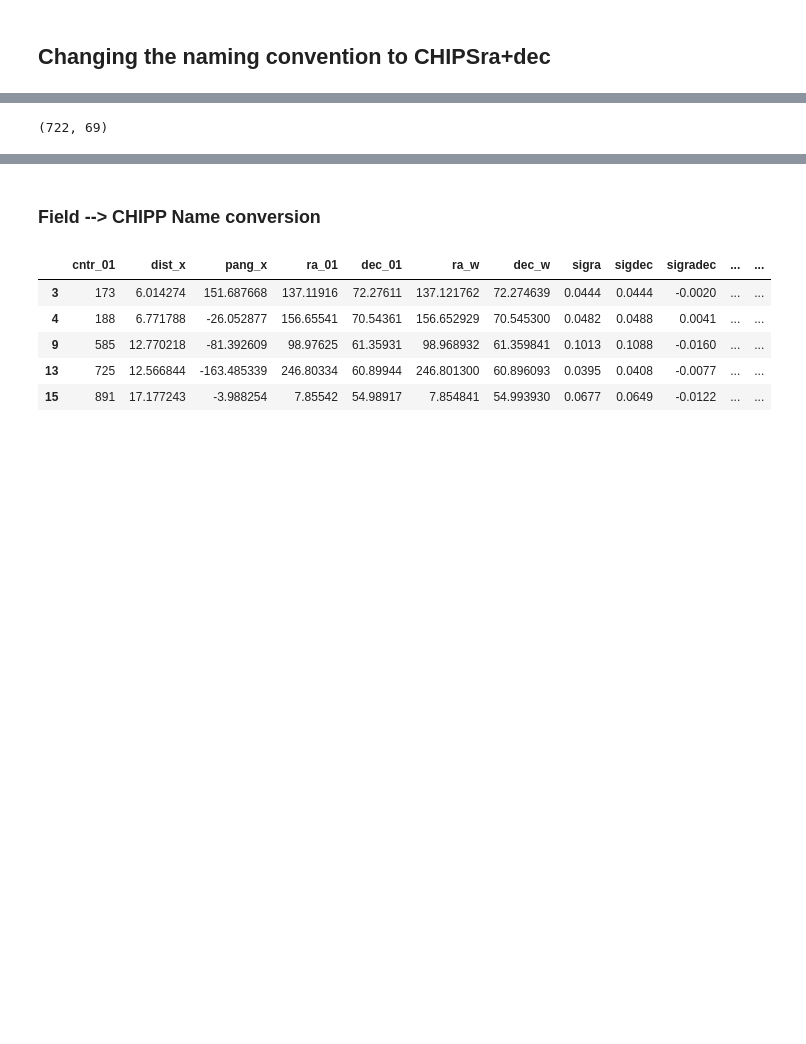
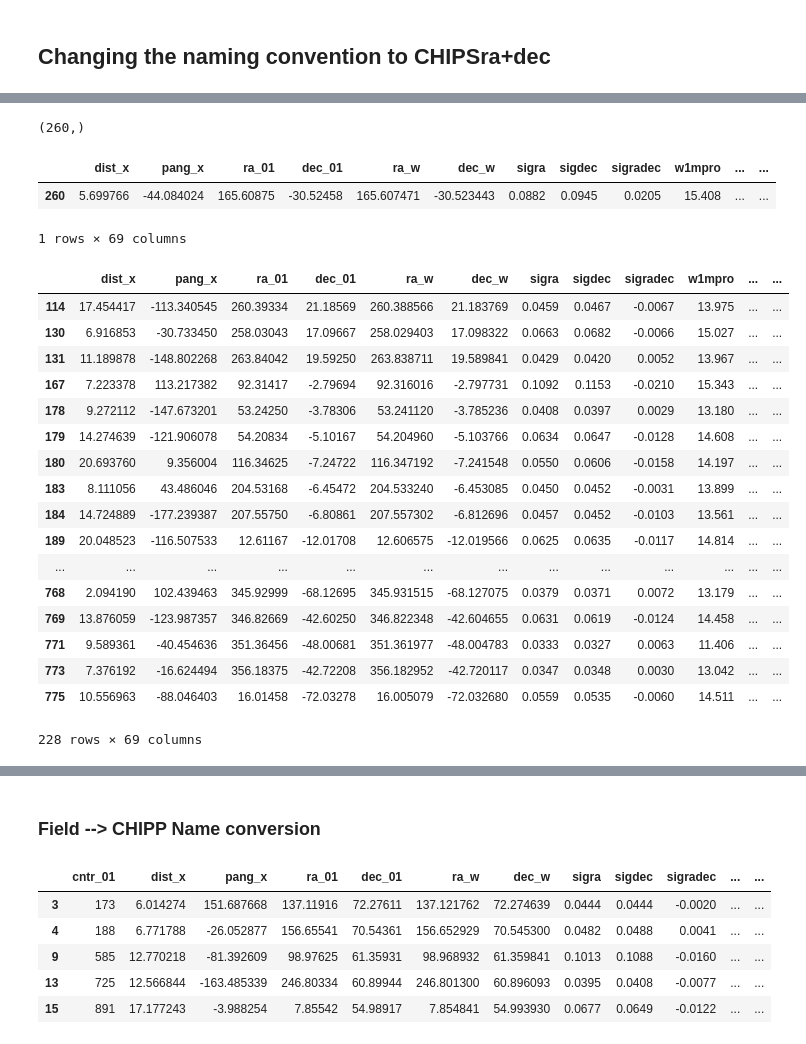
Before and after one commit to leogulus/XRay-Project, a Jupyter notebook: observed_rename_field|Panstarr_image.ipynb, the cells around one changed output, grey strips where cells are left out. Drawn from its saved outputs; the diff is of its cells as text; code cells hidden in the pictures; blank space fills up the shorter version.

```diff
--- a/observed_rename_field|Panstarr_image.ipynb
+++ b/observed_rename_field|Panstarr_image.ipynb
@@ -40,0 +167,23 @@ print len(df_new)
+# %%
+home='/Users/taweewat/Documents/pisco_code/'
+dirs=['ut170103/','ut170104/','ut170619/','ut170621/','ut170624/','ut171208/','ut171209/','ut171212/','ut190412','ut190412','ut190413']
+names=[]
+myReg=re.compile(r'(CHIPS\d{4}[+-]\d{4})|(Field\d{3})')
+for di in dirs:
+    dir=home+di
+    for text in os.listdir(dir):
+        if myReg.search(text) != None:
+            names.append(myReg.search(text).group())
+all_fields=list(set(names))
+all_fields=np.array(all_fields)
+# %%
+#rename Field to CHIPS
+df=pd.read_csv('/Users/taweewat/Dropbox/Documents/MIT/Observation/2017_1/all_objs.csv')
+ra_l=[Angle(i, u.deg).to_string(unit=u.hr, sep='', precision=0, pad=True)[:4] for i in df['RA0'].values]
+dec_l=[Angle(i, u.deg).to_string(unit=u.degree, sep='', precision=0, alwayssign=True, pad=True)[:5] for i in df['DEC0'].values]
+df['chips']=['CHIPS'+i+j for i, j in zip(ra_l, dec_l)]
+# %%
+for index, i in enumerate(all_fields):
+    if i[:5]=='Field':
+        print i, df[df['name']==all_fields[index]]['chips'].values[0]
+        all_fields[index]=str(df[df['name']==all_fields[index]]['chips'].values[0])
@@ -41,4 +208,33 @@ print len(df_new)
 # %%
-dfq.shape
+all_fields.shape
 # %% [output]
-(722, 69)
+(260,)
+# %%
+dfq['pisco']=np.where(dfq['chips'].isin(all_fields),True,False)
+# %%
+dfq[dfq['chips']=='CHIPS1102-3031']
+# %% [output]
+|  | dist_x | pang_x | ra_01 | dec_01 | ra_w | dec_w | sigra | sigdec | sigradec | w1mpro | ... | ... |
+| 260 | 5.699766 | -44.084024 | 165.60875 | -30.52458 | 165.607471 | -30.523443 | 0.0882 | 0.0945 | 0.0205 | 15.408 | ... | ... |
+1 rows × 69 columns
+# %%
+dfq[dfq['pisco']]
+# %% [output]
+|  | dist_x | pang_x | ra_01 | dec_01 | ra_w | dec_w | sigra | sigdec | sigradec | w1mpro | ... | ... |
+| 114 | 17.454417 | -113.340545 | 260.39334 | 21.18569 | 260.388566 | 21.183769 | 0.0459 | 0.0467 | -0.0067 | 13.975 | ... | ... |
+| 130 | 6.916853 | -30.733450 | 258.03043 | 17.09667 | 258.029403 | 17.098322 | 0.0663 | 0.0682 | -0.0066 | 15.027 | ... | ... |
+| 131 | 11.189878 | -148.802268 | 263.84042 | 19.59250 | 263.838711 | 19.589841 | 0.0429 | 0.0420 | 0.0052 | 13.967 | ... | ... |
+| 167 | 7.223378 | 113.217382 | 92.31417 | -2.79694 | 92.316016 | -2.797731 | 0.1092 | 0.1153 | -0.0210 | 15.343 | ... | ... |
+| 178 | 9.272112 | -147.673201 | 53.24250 | -3.78306 | 53.241120 | -3.785236 | 0.0408 | 0.0397 | 0.0029 | 13.180 | ... | ... |
+| 179 | 14.274639 | -121.906078 | 54.20834 | -5.10167 | 54.204960 | -5.103766 | 0.0634 | 0.0647 | -0.0128 | 14.608 | ... | ... |
+| 180 | 20.693760 | 9.356004 | 116.34625 | -7.24722 | 116.347192 | -7.241548 | 0.0550 | 0.0606 | -0.0158 | 14.197 | ... | ... |
+| 183 | 8.111056 | 43.486046 | 204.53168 | -6.45472 | 204.533240 | -6.453085 | 0.0450 | 0.0452 | -0.0031 | 13.899 | ... | ... |
+| 184 | 14.724889 | -177.239387 | 207.55750 | -6.80861 | 207.557302 | -6.812696 | 0.0457 | 0.0452 | -0.0103 | 13.561 | ... | ... |
+| 189 | 20.048523 | -116.507533 | 12.61167 | -12.01708 | 12.606575 | -12.019566 | 0.0625 | 0.0635 | -0.0117 | 14.814 | ... | ... |
+| ... | ... | ... | ... | ... | ... | ... | ... | ... | ... | ... | ... | ... |
+| 768 | 2.094190 | 102.439463 | 345.92999 | -68.12695 | 345.931515 | -68.127075 | 0.0379 | 0.0371 | 0.0072 | 13.179 | ... | ... |
+| 769 | 13.876059 | -123.987357 | 346.82669 | -42.60250 | 346.822348 | -42.604655 | 0.0631 | 0.0619 | -0.0124 | 14.458 | ... | ... |
+| 771 | 9.589361 | -40.454636 | 351.36456 | -48.00681 | 351.361977 | -48.004783 | 0.0333 | 0.0327 | 0.0063 | 11.406 | ... | ... |
+| 773 | 7.376192 | -16.624494 | 356.18375 | -42.72208 | 356.182952 | -42.720117 | 0.0347 | 0.0348 | 0.0030 | 13.042 | ... | ... |
+| 775 | 10.556963 | -88.046403 | 16.01458 | -72.03278 | 16.005079 | -72.032680 | 0.0559 | 0.0535 | -0.0060 | 14.511 | ... | ... |
+228 rows × 69 columns
```
Also changed, not shown: parts of 25 cells of this notebook, 16 other files.
